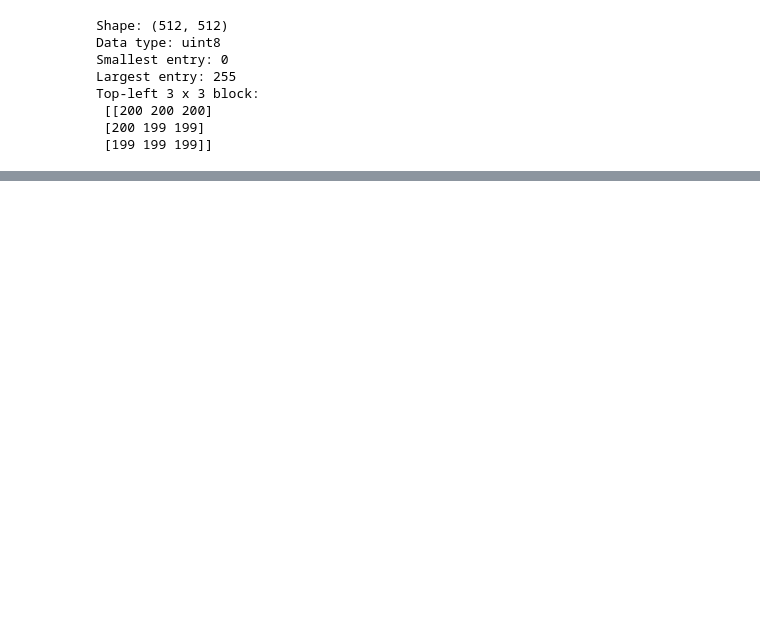
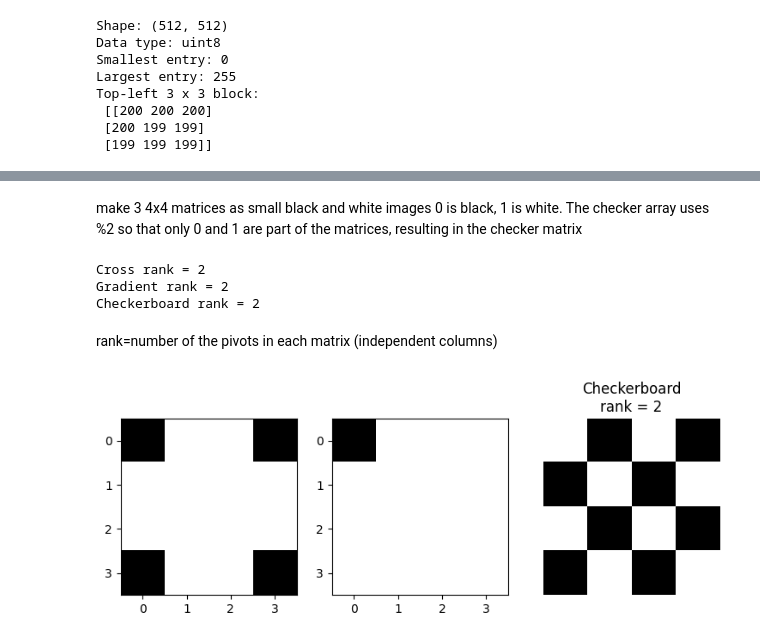
Before and after one commit to TreesaAbraham/svd-image-compression-MATH344L, a Jupyter notebook: notebooks/01_image_as_matrix.ipynb, the cells around one changed output, grey strips where cells are left out. Saved outputs shown, nothing was run; the diff lists cells and outputs as text; code cells hidden in the pictures; blank space fills up the shorter version.

```diff
--- a/notebooks/01_image_as_matrix.ipynb
+++ b/notebooks/01_image_as_matrix.ipynb
@@ -28,0 +119,16 @@ Top-left 3 x 3 block:
+# %%
+cross = np.array([
+[0, 1, 1, 0],
+[1, 1, 1, 1],
+[1, 1, 1, 1],
+[0, 1, 1, 0]
+])
+gradient = np.array([
+[i + j for j in range(4)]
+for i in range(4)
+])
+checker = np.array([
+[(i + j + 1) % 2 for j in range(4)]
+for i in range(4)
+])
+print(cross, gradient, checker)
@@ -28,0 +146,23 @@ Top-left 3 x 3 block:
+# %% [markdown]
+make 3 4x4 matrices as small black and white images 0 is black, 1 is white. The checker array uses %2 so that only 0 and 1 are part of the matrices, resulting in the checker matrix
+# %%
+print("Cross rank =", np.linalg.matrix_rank(cross))
+print("Gradient rank =", np.linalg.matrix_rank(gradient))
+print("Checkerboard rank =", np.linalg.matrix_rank(checker))
+# %% [output]
+Cross rank = 2
+Gradient rank = 2
+Checkerboard rank = 2
+# %% [markdown]
+rank=number of the pivots in each matrix (independent columns)
+# %%
+fig, axes = plt.subplots(1, 3, figsize=(9, 3))
+images = [("Cross", cross), ("Gradient", gradient),
+("Checkerboard", checker)]
+for ax, (name, M) in zip(axes, images):
+  ax.imshow(M, cmap="gray", vmin=0, vmax=1)
+ax.set_title(f"{name}\nrank = {np.linalg.matrix_rank(M)}")
+ax.axis("off")
+plt.show()
+# %% [output]
+[figure, added]
```
Also changed, not shown: parts of 19 cells of this notebook.
